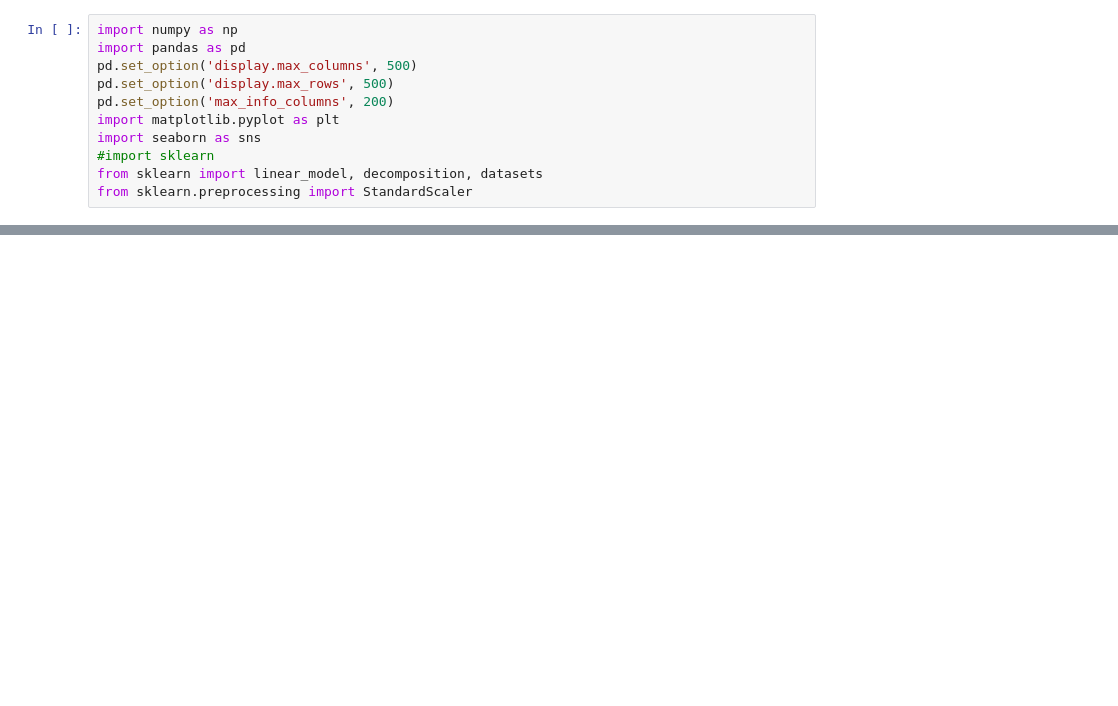
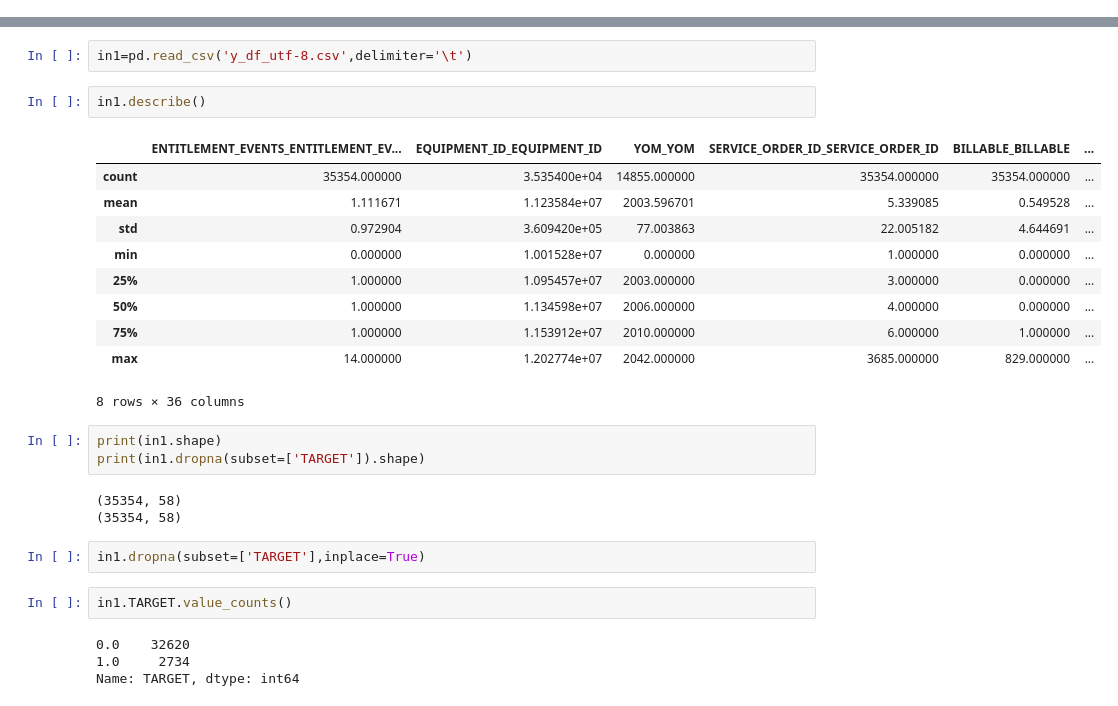
Before and after one commit to dBartMasters/teaching-sessions, a Jupyter notebook: 2-logreg_and_PCA/2-logreg_and_PCA-Exercise.ipynb, the cells around one changed output, grey strips where cells are left out. Drawn from its saved outputs; the diff is of its cells as text; blank space fills up the shorter version.

```diff
--- a/2-logreg_and_PCA/2-logreg_and_PCA-Exercise.ipynb
+++ b/2-logreg_and_PCA/2-logreg_and_PCA-Exercise.ipynb
@@ -1,11 +0,0 @@
-# %%
-import numpy as np
-import pandas as pd
-pd.set_option('display.max_columns', 500)
-pd.set_option('display.max_rows', 500)
-pd.set_option('max_info_columns', 200)
-import matplotlib.pyplot as plt
-import seaborn as sns
-#import sklearn
-from sklearn import linear_model, decomposition, datasets
-from sklearn.preprocessing import StandardScaler
@@ -149,0 +18,29 @@ Y.shape
+# %%
+in1=pd.read_csv('y_df_utf-8.csv',delimiter='\t')
+# %%
+in1.describe()
+# %% [output]
+|  | ENTITLEMENT_EVENTS_ENTITLEMENT_EV... | EQUIPMENT_ID_EQUIPMENT_ID | YOM_YOM | SERVICE_ORDER_ID_SERVICE_ORDER_ID | BILLABLE_BILLABLE | ... |
+| count | 35354.000000 | 3.535400e+04 | 14855.000000 | 35354.000000 | 35354.000000 | ... |
+| mean | 1.111671 | 1.123584e+07 | 2003.596701 | 5.339085 | 0.549528 | ... |
+| std | 0.972904 | 3.609420e+05 | 77.003863 | 22.005182 | 4.644691 | ... |
+| min | 0.000000 | 1.001528e+07 | 0.000000 | 1.000000 | 0.000000 | ... |
+| 25% | 1.000000 | 1.095457e+07 | 2003.000000 | 3.000000 | 0.000000 | ... |
+| 50% | 1.000000 | 1.134598e+07 | 2006.000000 | 4.000000 | 0.000000 | ... |
+| 75% | 1.000000 | 1.153912e+07 | 2010.000000 | 6.000000 | 1.000000 | ... |
+| max | 14.000000 | 1.202774e+07 | 2042.000000 | 3685.000000 | 829.000000 | ... |
+8 rows × 36 columns
+# %%
+print(in1.shape)
+print(in1.dropna(subset=['TARGET']).shape)
+# %% [output]
+(35354, 58)
+(35354, 58)
+# %%
+in1.dropna(subset=['TARGET'],inplace=True)
+# %%
+in1.TARGET.value_counts()
+# %% [output]
+0.0    32620
+1.0     2734
+Name: TARGET, dtype: int64
```
Also changed, not shown: parts of 77 cells of this notebook.
